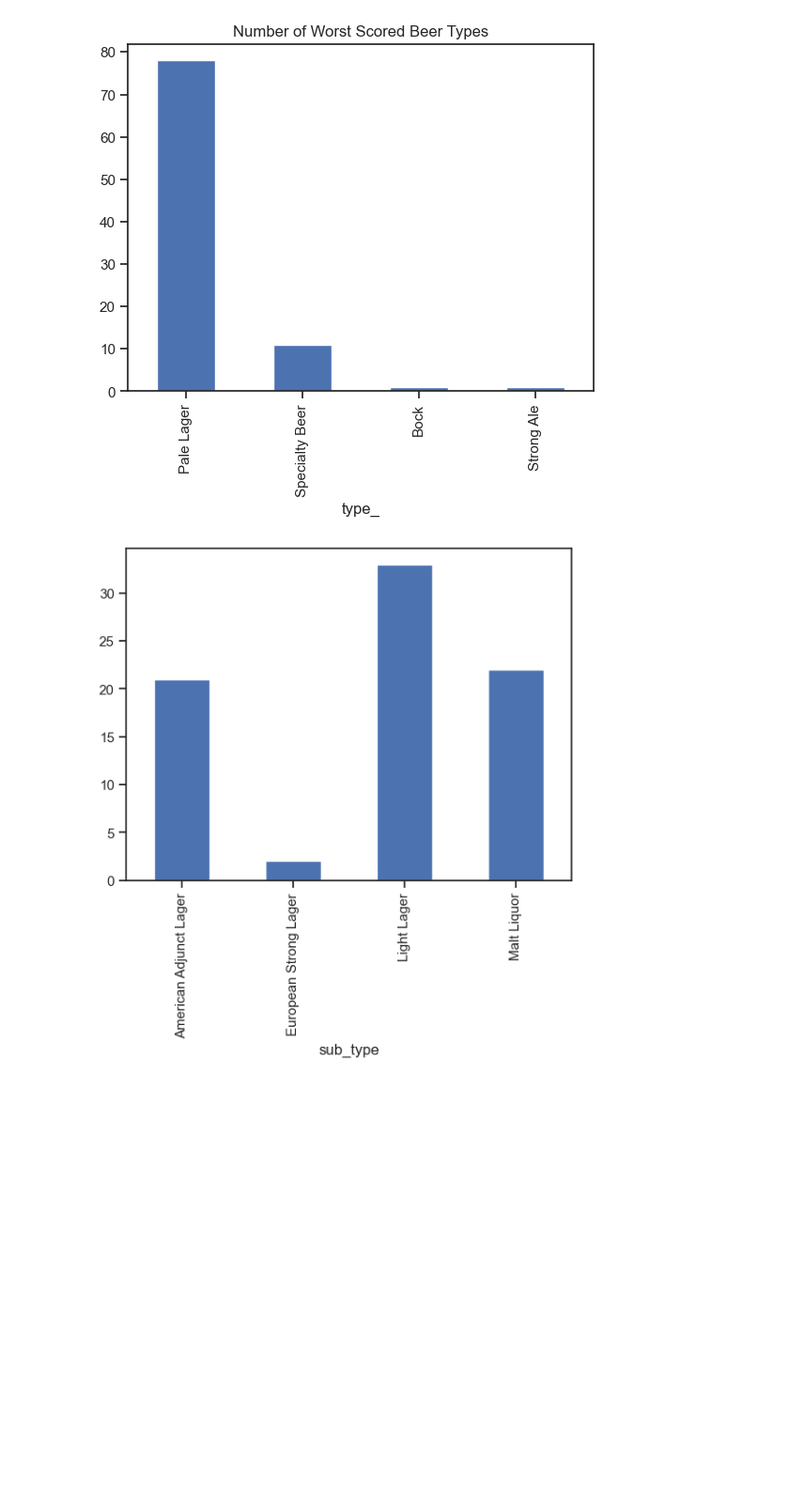
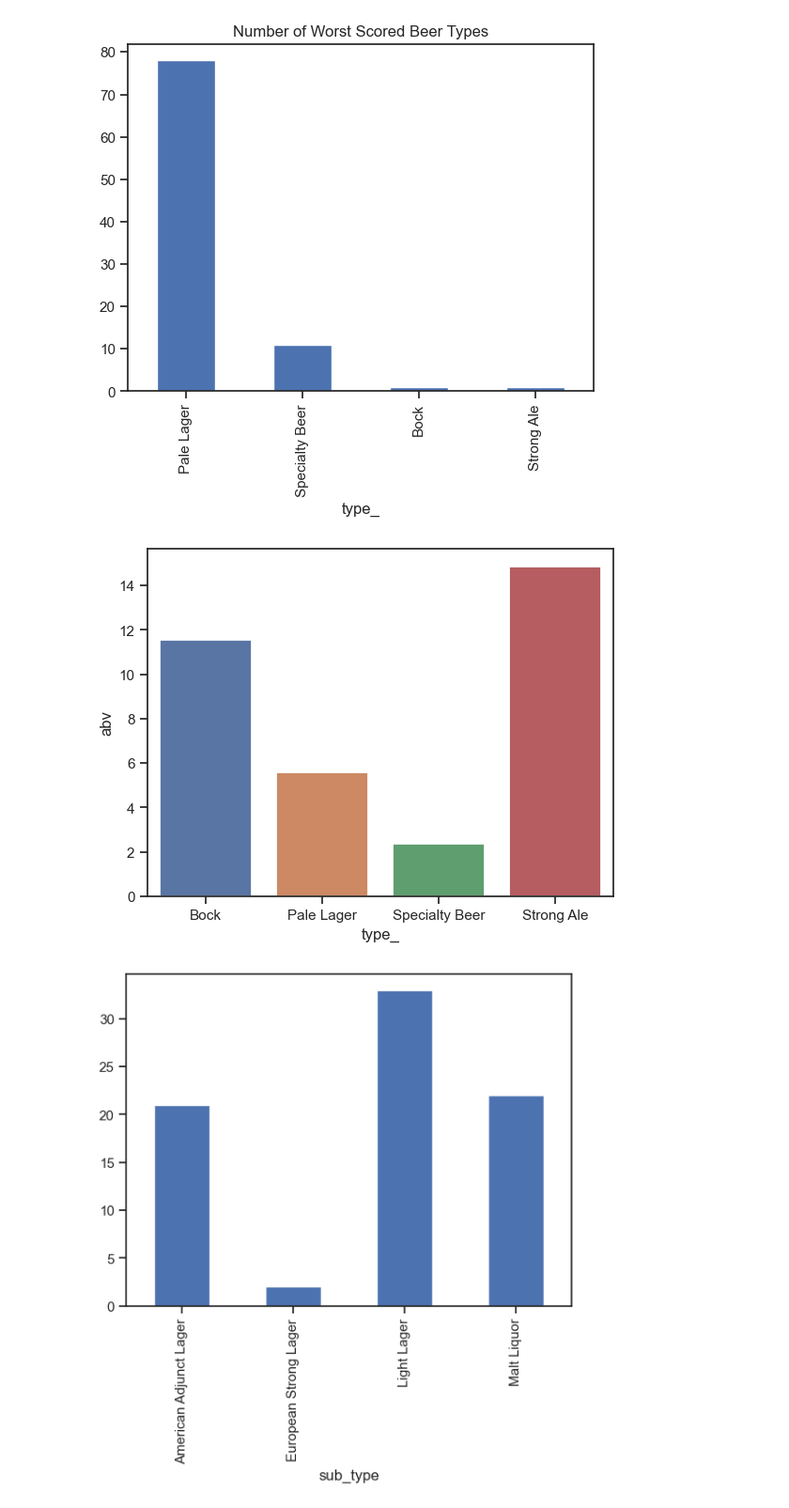
Before and after one commit to megyg6/sovereign-of-suds, a Jupyter notebook: notebooks/sov_beer_eda_2.ipynb, the cells around one changed output. Shown at 94% size. Cells and saved outputs as stored; diff of their text form; code cells hidden in the pictures; blank space fills up the shorter version.

```diff
--- a/notebooks/sov_beer_eda_2.ipynb
+++ b/notebooks/sov_beer_eda_2.ipynb
@@ -230,6 +240,13 @@ score_terrible['type_'].value_counts().plot(kind='bar')
 plt.title('Number of Worst Scored Beer Types');
 # %% [output]
 [figure]
+# %%
+avg_abv_by_type=score_terrible.groupby(['type_'])['abv'].mean()
+avg_abv_by_type_ter = pd.DataFrame(avg_abv_by_type).reset_index()
+# %%
+sns.barplot(data=avg_abv_by_type_ter, x='type_', y='abv', linewidth=2);
+# %% [output]
+[figure, added]
 # %%
 ter_pale_lager=score_terrible.loc[score_terrible['type_']=='Pale Lager']
 # %%
```
Also changed, not shown: parts of 12 cells of this notebook.
